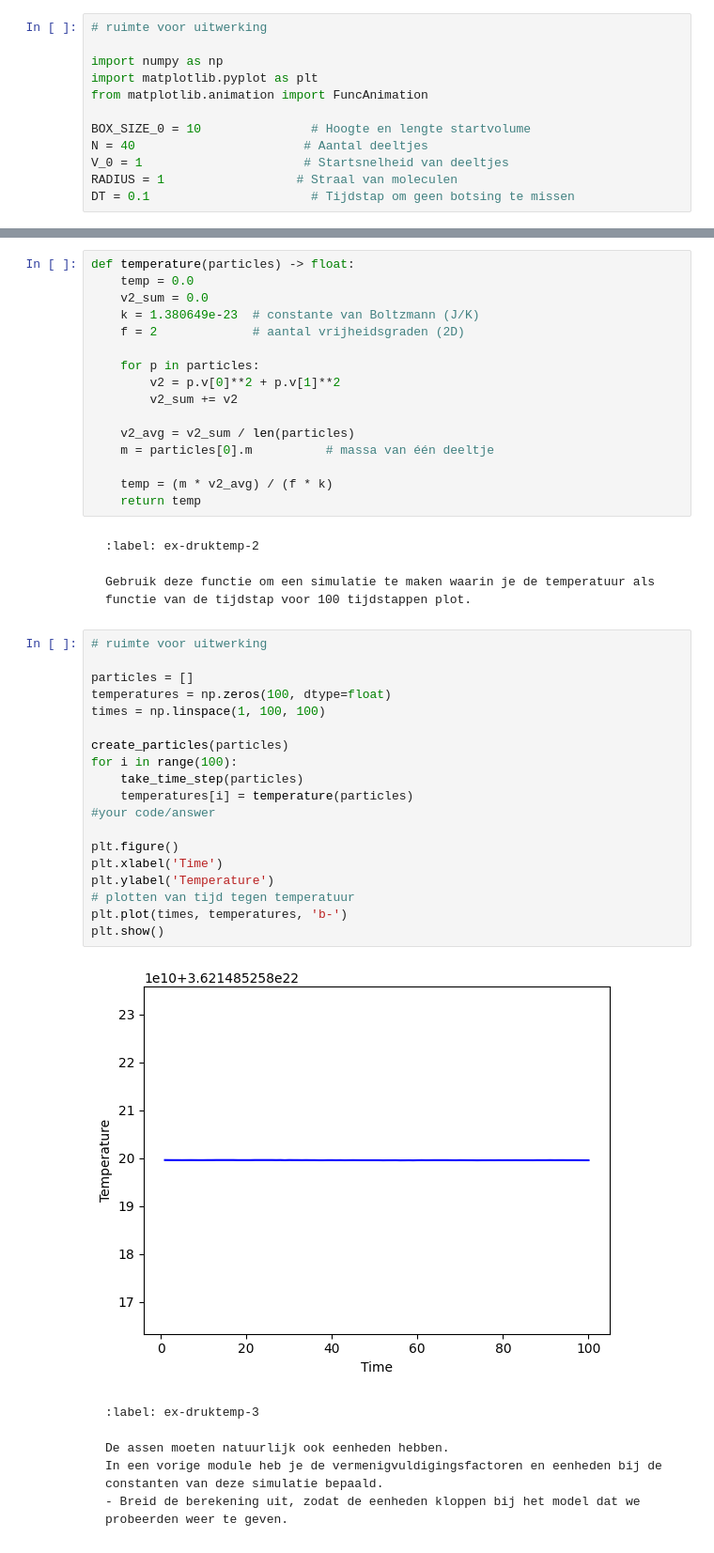
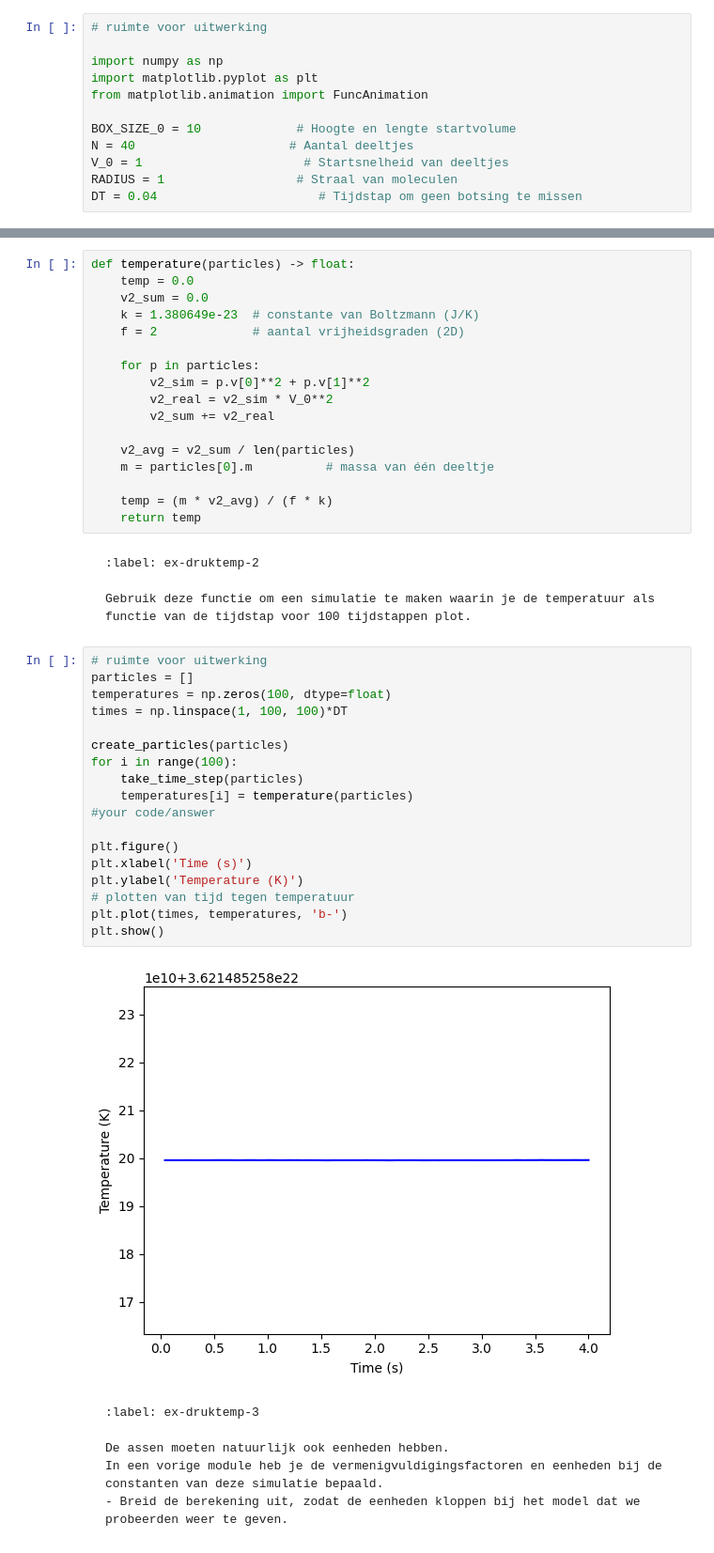
Before and after one commit to Daan401/thermolabDD, a Jupyter notebook: Content/PySim/5_druktemp.ipynb, the cells around one changed output, grey strips where cells are left out. Shown at 94% size. Drawn from its saved outputs; the diff is of its cells as text.

````diff
--- a/Content/PySim/5_druktemp.ipynb
+++ b/Content/PySim/5_druktemp.ipynb
@@ -39,11 +39,11 @@ import numpy as np
 import matplotlib.pyplot as plt
 from matplotlib.animation import FuncAnimation
 
-BOX_SIZE_0 = 10               # Hoogte en lengte startvolume
-N = 40                       # Aantal deeltjes
+BOX_SIZE_0 = 10             # Hoogte en lengte startvolume
+N = 40                     # Aantal deeltjes
 V_0 = 1                      # Startsnelheid van deeltjes
 RADIUS = 1                  # Straal van moleculen
-DT = 0.1                      # Tijdstap om geen botsing te missen
+DT = 0.04                      # Tijdstap om geen botsing te missen
 # %% [markdown]
 De klasse voor de gasmoleculen en de functies voor hun onderlinge interactie:
 # %%
@@ -196,8 +196,9 @@ def temperature(particles) -> float:
     f = 2             # aantal vrijheidsgraden (2D)
 
     for p in particles:
-        v2 = p.v[0]**2 + p.v[1]**2
-        v2_sum += v2
+        v2_sim = p.v[0]**2 + p.v[1]**2
+        v2_real = v2_sim * V_0**2
+        v2_sum += v2_real
 
     v2_avg = v2_sum / len(particles)
     m = particles[0].m          # massa van één deeltje
@@ -212,25 +213,24 @@ Gebruik deze functie om een simulatie te maken waarin je de temperatuur als func
 ```
 # %%
 # ruimte voor uitwerking
-
 particles = []
 temperatures = np.zeros(100, dtype=float)
-times = np.linspace(1, 100, 100)
+times = np.linspace(1, 100, 100)*DT
 
 create_particles(particles)
 for i in range(100):
     take_time_step(particles)
     temperatures[i] = temperature(particles)
 #your code/answer
 
 plt.figure()
-plt.xlabel('Time')
-plt.ylabel('Temperature')
+plt.xlabel('Time (s)')
+plt.ylabel('Temperature (K)')
 # plotten van tijd tegen temperatuur
 plt.plot(times, temperatures, 'b-')
 plt.show()
 # %% [output]
-[figure, old version]
+[figure, new version]
 # %% [markdown]
 ```{exercise}
 :label: ex-druktemp-3
````
Also changed, not shown: parts of 7 cells of this notebook.
